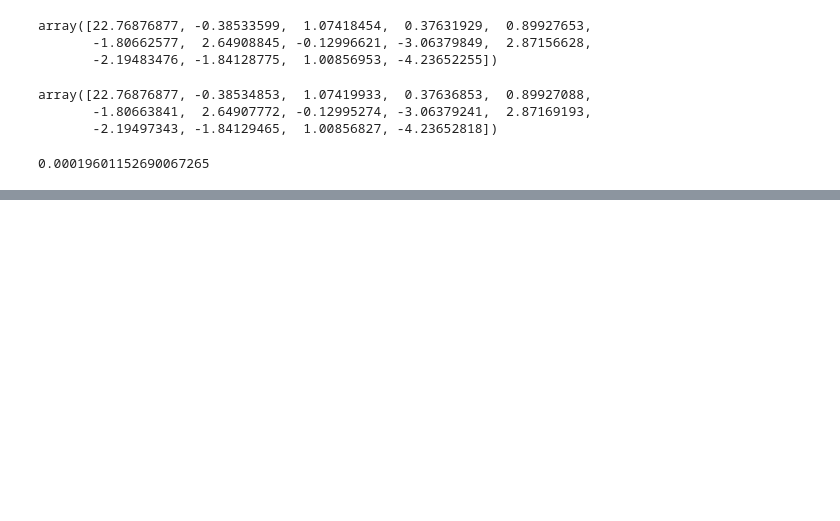
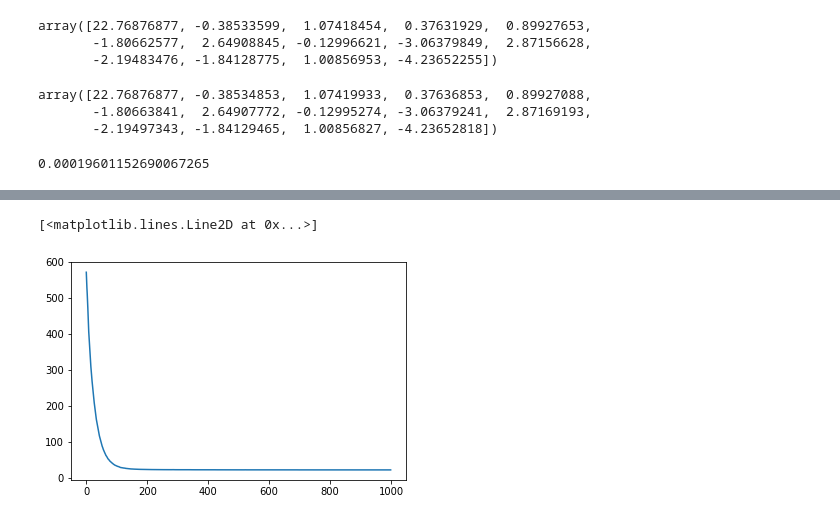
Before and after one commit to thaidv96/ds_hus, a Jupyter notebook: optimization/LinearRegressionWithGD.ipynb, the cells around one changed output, grey strips where cells are left out. Saved outputs shown, nothing was run; the diff lists cells and outputs as text; code cells hidden in the pictures; blank space fills up the shorter version.

```diff
--- a/optimization/LinearRegressionWithGD.ipynb
+++ b/optimization/LinearRegressionWithGD.ipynb
@@ -351,0 +407,12 @@ norm_l2(acc_gd_backtracking_beta.T[0] - beta)
+# %%
+num_epoches = 100
+sgd_beta = np.zeros((X_normalized.shape[1],1))
+losses = []
+for e in range(num_epoches):
+    loss, sgd_beta = mini_batch_gd(X_normalized, y, 0.01, sgd_beta,32)
+    losses += loss
+# %%
+plt.plot(losses)
+# %% [output]
+[<matplotlib.lines.Line2D at 0x...>]
+[figure, added]
```
Also changed, not shown: parts of 10 cells of this notebook.
